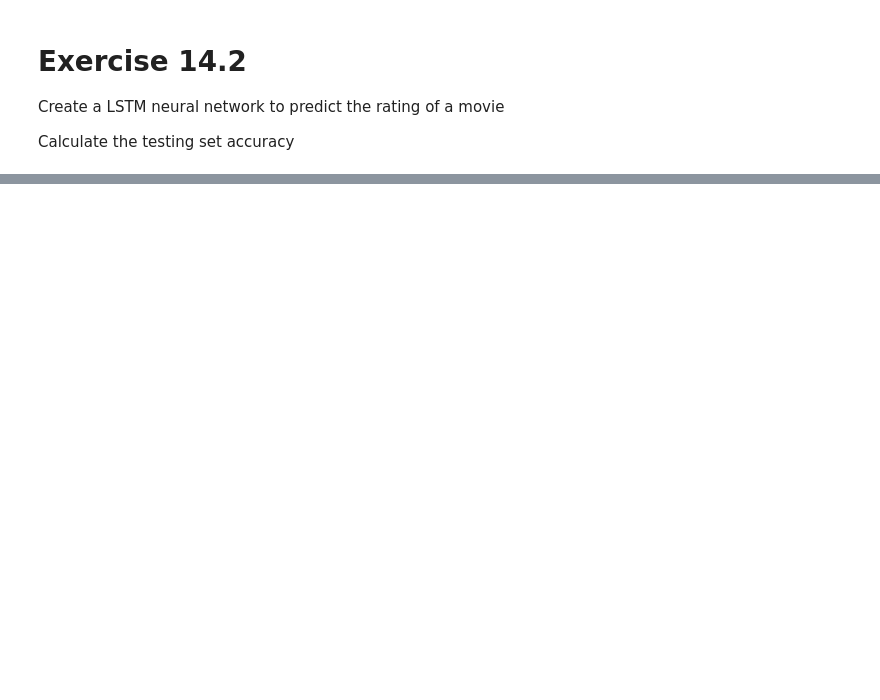
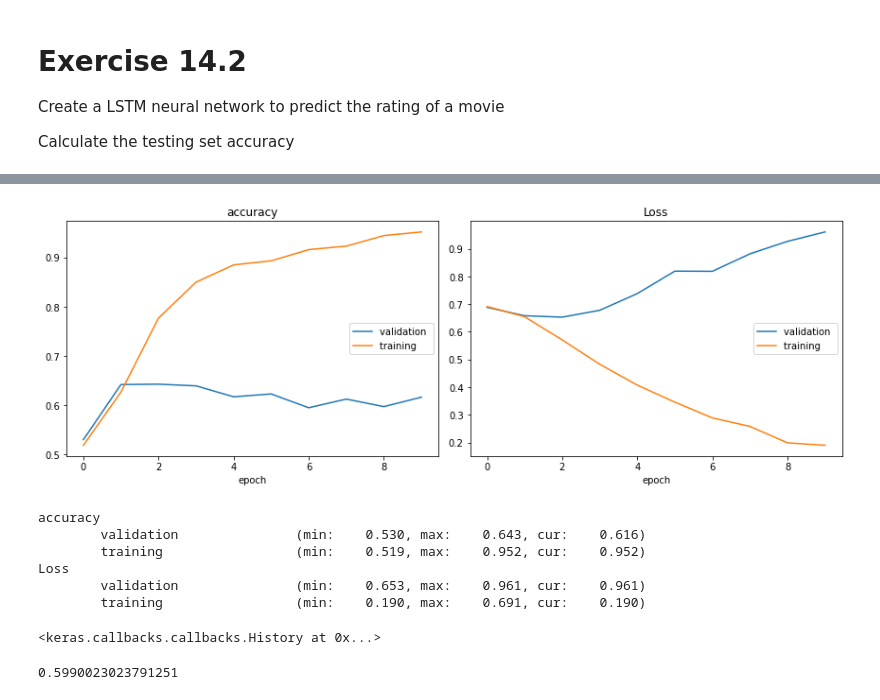
Before and after one commit to dtavera2269/P2ModelosAvanzados1, a Jupyter notebook: E14-LSTM.ipynb, the cells around one changed output, grey strips where cells are left out. Saved outputs shown, nothing was run; the diff lists cells and outputs as text; code cells hidden in the pictures; blank space fills up the shorter version.

```diff
--- a/E14-LSTM.ipynb
+++ b/E14-LSTM.ipynb
@@ -54,0 +225,9 @@ Calculate the testing set accuracy
+# %%
+model2 = Sequential()
+model2.add(Embedding(len(vocabulary) + 1, 50, input_length=max_len))
+model2.add(LSTM(32))
+model2.add(Dropout(0.5))
+model2.add(Dense(1, activation='sigmoid'))
+model2.compile(loss='binary_crossentropy', optimizer='rmsprop', metrics=['accuracy'])
+
+model2.summary()
@@ -54,0 +251,19 @@ Calculate the testing set accuracy
+# %%
+model2.fit(X_train, y_train, validation_data=[X_test, y_test],
+          batch_size=380, epochs=10, verbose=1,
+          callbacks=[PlotLossesKeras()])
+# %% [output]
+[figure, added]
+accuracy
+        validation               (min:    0.530, max:    0.643, cur:    0.616)
+        training                 (min:    0.519, max:    0.952, cur:    0.952)
+Loss
+        validation               (min:    0.653, max:    0.961, cur:    0.961)
+        training                 (min:    0.190, max:    0.691, cur:    0.190)
+<keras.callbacks.callbacks.History at 0x...>
+# %%
+y_pred = model.predict_classes(X_test)[:,0]
+
+print((y_pred == y_test).mean())
+# %% [output]
+0.5990023023791251
```
Also changed, not shown: parts of 13 cells of this notebook, 4 other files.
